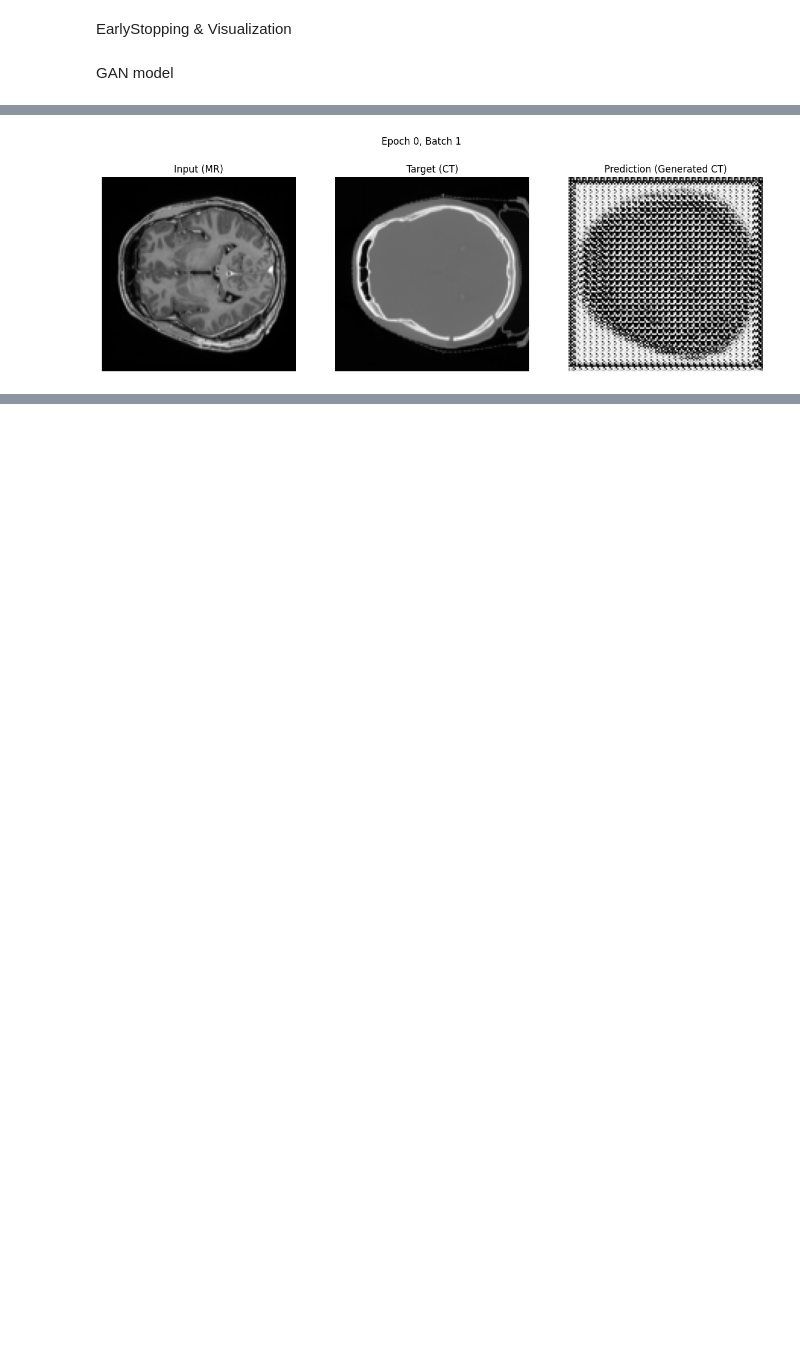
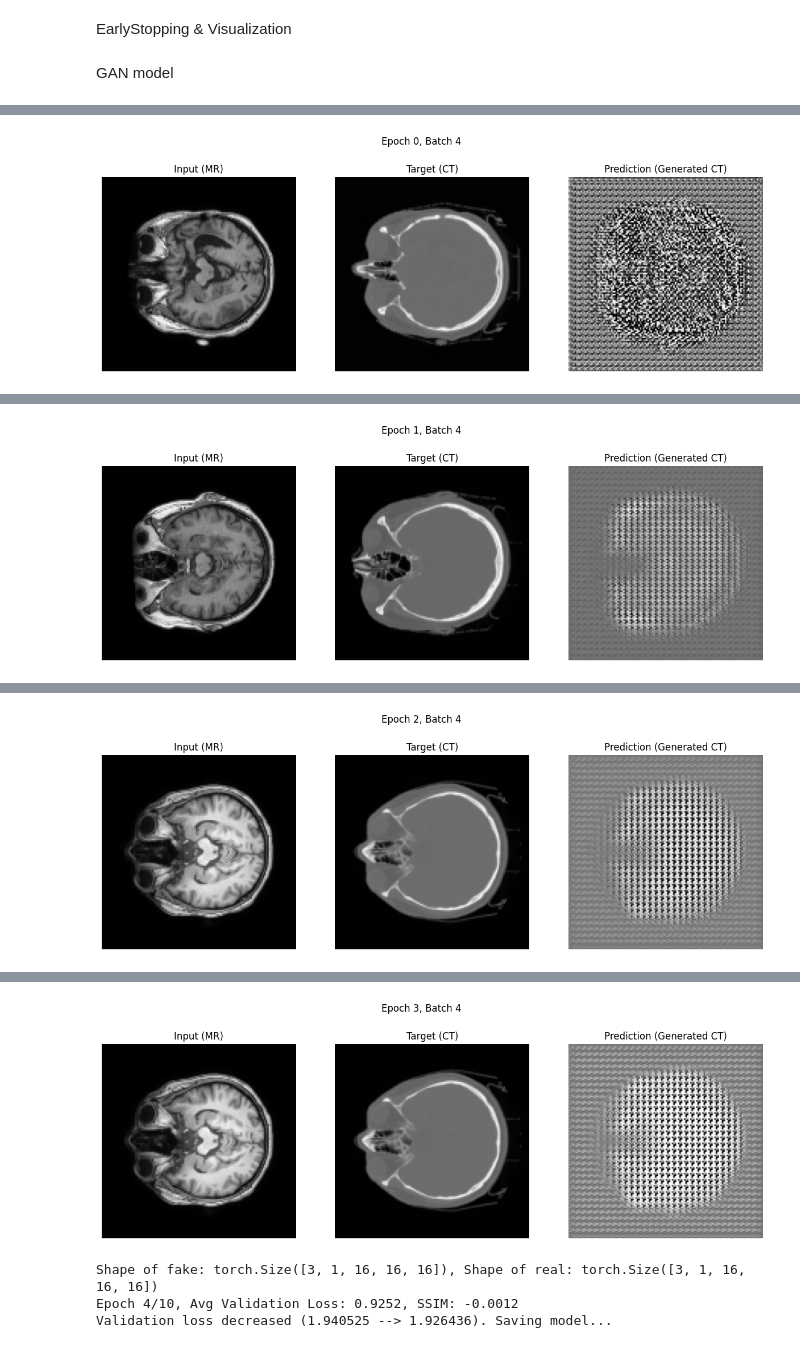
Before and after one commit to Laimo64/Laimo64, a Jupyter notebook: AI_CW_GAN.ipynb, the cells around one changed output, grey strips where cells are left out. Saved outputs shown, nothing was run; the diff lists cells and outputs as text; code cells hidden in the pictures; blank space fills up the shorter version.

```diff
--- a/AI_CW_GAN.ipynb
+++ b/AI_CW_GAN.ipynb
@@ -241,9 +229,27 @@ class Discriminator(nn.Module):  # to tell whether the input image is the ground
         return self.model(x)
 # %%
 # Training Loop
+from skimage.metrics import structural_similarity as ssim
+import torch.nn.functional as F
+
+def calculate_ssim(fake, real):
+    # 確保數據形狀為 (N, C, D, H, W)
+    fake_np = fake.squeeze(1).cpu().numpy()  # 去掉單通道 (C=1)
+    real_np = real.squeeze(1).cpu().numpy()
+
+    ssim_values = []
+    for i in range(fake_np.shape[0]):  # 遍歷批次
+        for d in range(fake_np.shape[1]):  # 遍歷深度維度
+            ssim_value = ssim(
+                fake_np[i, d], real_np[i, d], data_range=real_np[i, d].max() - real_np[i, d].min()
+            )
+            ssim_values.append(ssim_value)
+
+    return sum(ssim_values) / len(ssim_values)  # 返回平均 SSIM
+
 device = torch.device("cuda" if torch.cuda.is_available() else "cpu")
 
-def train_gan(data_loader, val_loader, generator, discriminator, g_optimizer, d_optimizer, criterion, epochs=10, device):
+def train_gan(data_loader, val_loader, generator, discriminator, g_optimizer, d_optimizer, criterion, epochs=10, device='cuda'):
     generator.to(device)
     discriminator.to(device)
 
@@ -279,24 +285,36 @@ def train_gan(data_loader, val_loader, generator, discriminator, g_optimizer, d_
                 print(f"Epoch [{epoch+1}/{epochs}], Step [{i+1}/{len(data_loader)}], D Loss: {d_loss.item():.4f}, G Loss: {g_loss.item():.4f}")
 
         # 可視化結果：每 5 個 epoch 執行一次
-        visualize_results(mr, ct, fake_ct, epoch, idx=1)
+        # visualize_results(mr, ct, fake_ct, epoch, idx=1)
+        random_idx = torch.randint(0, len(mr), (1,)).item()
+        visualize_results(mr[random_idx:random_idx+1], ct[random_idx:random_idx+1], fake_ct[random_idx:random_idx+1], epoch, idx=4)
+        print(f"Shape of fake: {fake_output.shape}, Shape of real: {real_output.shape}")
+
 
         # validation
         generator.eval()
         val_loss = 0.0
+        ssim_score = 0.0  # Example for SSIM metric
         with torch.no_grad():
             for mr, ct in val_loader:
                 mr, ct = mr.to(device), ct.to(device)
                 fake_ct = generator(mr)
-                fake_ct = torch.sigmoid(fake_ct)
-                loss = criterion(fake_ct, ct)
+                # fake_ct = torch.sigmoid(fake_ct)
+
+                # 使用 MSE Loss 或 SSIM 作為附加度量
+                loss = F.mse_loss(fake_ct, ct)
                 val_loss += loss.item()
 
+                # 計算 SSIM
+                ssim_score += calculate_ssim(fake_ct, ct)  # 需要自定義計算 SSIM 的函數
+
         avg_val_loss = val_loss / len(val_loader)
-        print(f"Epoch {epoch+1}/{epochs}, Avg Validation Loss: {avg_val_loss}")
+        avg_ssim = ssim_score / len(val_loader)
+        print(f"Epoch {epoch+1}/{epochs}, Avg Validation Loss: {avg_val_loss:.4f}, SSIM: {avg_ssim:.4f}")
+
 
         # 調用 EarlyStopping
-        early_stopping(avg_val_loss, generator)
+        early_stopping(avg_val_loss + (1 - avg_ssim), generator)
 
         # 如果觸發 EarlyStopping，結束訓練
         if early_stopping.early_stop:
@@ -318,8 +336,8 @@ if __name__ == "__main__":
     discriminator = Discriminator()
 
     criterion = nn.BCELoss()
-    g_optimizer = optim.Adam(generator.parameters(), lr=0.00005)
-    d_optimizer = optim.Adam(discriminator.parameters(), lr=0.00005)
+    g_optimizer = optim.Adam(generator.parameters(), lr=0.0005)
+    d_optimizer = optim.Adam(discriminator.parameters(), lr=0.0005)
 
     train_gan(data_loader, val_loader, generator, discriminator, g_optimizer, d_optimizer, criterion)
 # %% [output]
@@ -330 +345 @@ Epoch [1/10], Step [31/32], D Loss: 0.3494, G Loss: 1.2643
-[figure, old version]
+[figure, new version]
@@ -334,0 +350 @@ Compile with `TORCH_USE_CUDA_DSA` to enable device-side assertions.
+[figure, added]
@@ -334,0 +355 @@ Compile with `TORCH_USE_CUDA_DSA` to enable device-side assertions.
+[figure, added]
@@ -334,0 +360,4 @@ Compile with `TORCH_USE_CUDA_DSA` to enable device-side assertions.
+[figure, added]
+Shape of fake: torch.Size([3, 1, 16, 16, 16]), Shape of real: torch.Size([3, 1, 16, 16, 16])
+Epoch 4/10, Avg Validation Loss: 0.9252, SSIM: -0.0012
+Validation loss decreased (1.940525 --> 1.926436). Saving model...
```
Also changed, not shown: parts of 3 cells of this notebook.
